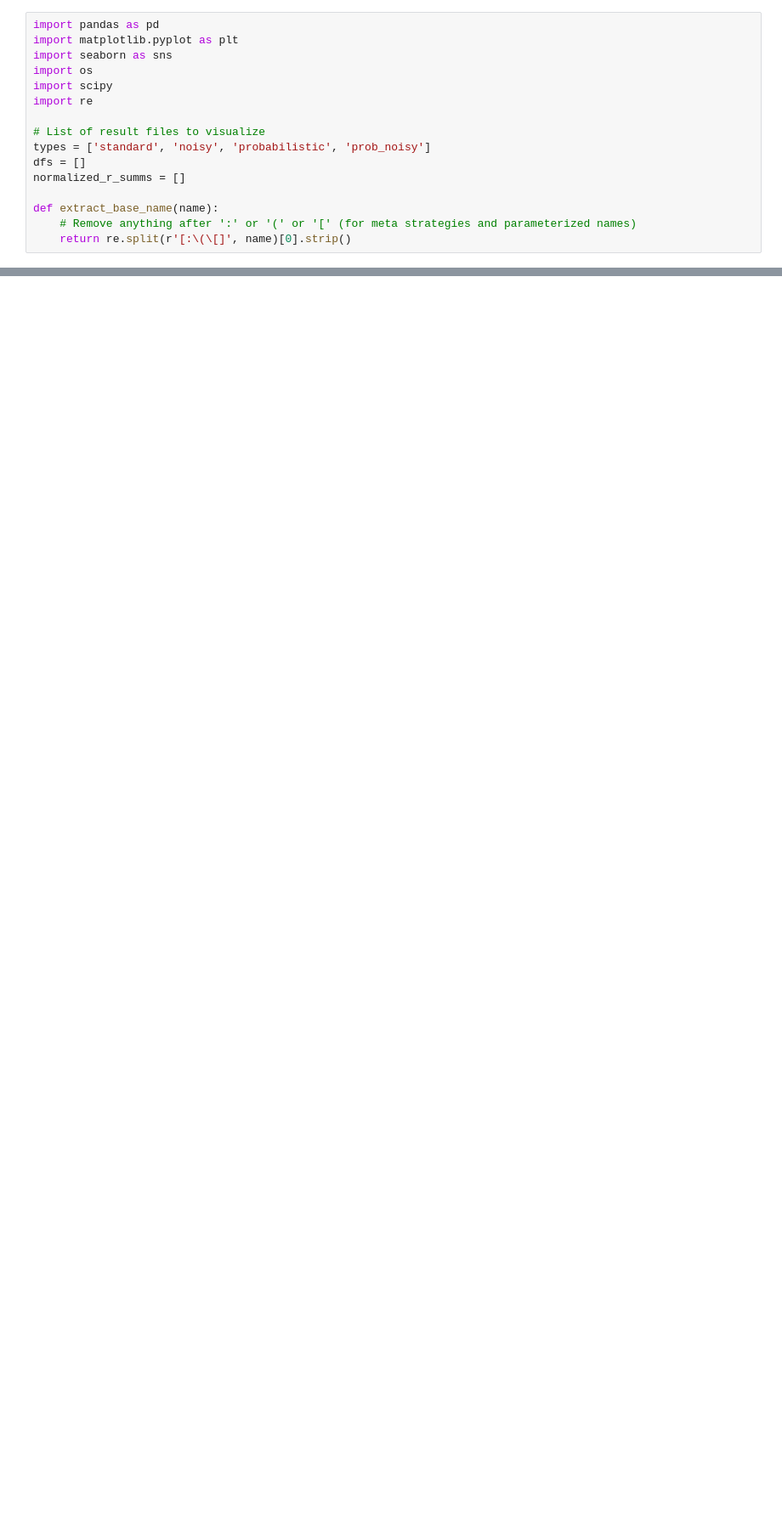
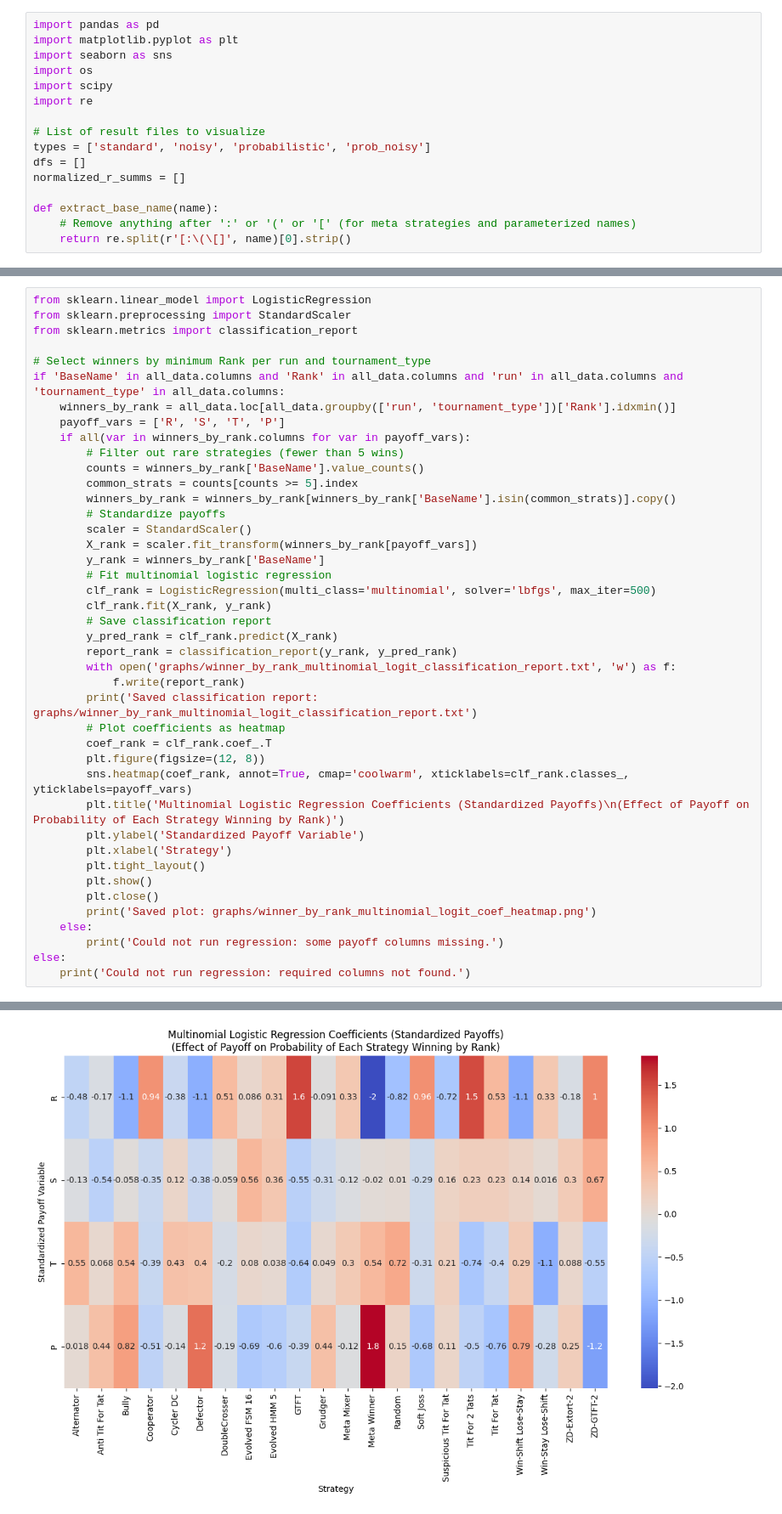
Before and after one commit to wisewizardofthestars/AASMA, a Jupyter notebook: visualize_results.ipynb, the cells around one changed output, grey strips where cells are left out. Shown at 85% size. Cells and saved outputs as stored; diff of their text form; blank space fills up the shorter version.

Commit message:
Implement structural updates and optimizations across multiple modules

```diff
--- a/visualize_results.ipynb
+++ b/visualize_results.ipynb
@@ -294,3 +294,46 @@ Saved plot: graphs/winner_noise_boxplot.png
 [figure]
 Saved plot: graphs/winner_prob_end_boxplot.png
 ... (16 outputs left out)
+# %%
+from sklearn.linear_model import LogisticRegression
+from sklearn.preprocessing import StandardScaler
+from sklearn.metrics import classification_report
+
+# Select winners by minimum Rank per run and tournament_type
+if 'BaseName' in all_data.columns and 'Rank' in all_data.columns and 'run' in all_data.columns and 'tournament_type' in all_data.columns:
+    winners_by_rank = all_data.loc[all_data.groupby(['run', 'tournament_type'])['Rank'].idxmin()]
+    payoff_vars = ['R', 'S', 'T', 'P']
+    if all(var in winners_by_rank.columns for var in payoff_vars):
+        # Filter out rare strategies (fewer than 5 wins)
+        counts = winners_by_rank['BaseName'].value_counts()
+        common_strats = counts[counts >= 5].index
+        winners_by_rank = winners_by_rank[winners_by_rank['BaseName'].isin(common_strats)].copy()
+        # Standardize payoffs
+        scaler = StandardScaler()
+        X_rank = scaler.fit_transform(winners_by_rank[payoff_vars])
+        y_rank = winners_by_rank['BaseName']
+        # Fit multinomial logistic regression
+        clf_rank = LogisticRegression(multi_class='multinomial', solver='lbfgs', max_iter=500)
+        clf_rank.fit(X_rank, y_rank)
+        # Save classification report
+        y_pred_rank = clf_rank.predict(X_rank)
+        report_rank = classification_report(y_rank, y_pred_rank)
+        with open('graphs/winner_by_rank_multinomial_logit_classification_report.txt', 'w') as f:
+            f.write(report_rank)
+        print('Saved classification report: graphs/winner_by_rank_multinomial_logit_classification_report.txt')
+        # Plot coefficients as heatmap
+        coef_rank = clf_rank.coef_.T
+        plt.figure(figsize=(12, 8))
+        sns.heatmap(coef_rank, annot=True, cmap='coolwarm', xticklabels=clf_rank.classes_, yticklabels=payoff_vars)
+        plt.title('Multinomial Logistic Regression Coefficients (Standardized Payoffs)\n(Effect of Payoff on Probability of Each Strategy Winning by Rank)')
+        plt.ylabel('Standardized Payoff Variable')
+        plt.xlabel('Strategy')
+        plt.tight_layout()
+        plt.show()
+        plt.close()
+        print('Saved plot: graphs/winner_by_rank_multinomial_logit_coef_heatmap.png')
+    else:
+        print('Could not run regression: some payoff columns missing.')
+else:
+    print('Could not run regression: required columns not found.')
+# %% [output]
@@ -296,0 +341 @@ Saved plot: graphs/winner_prob_end_boxplot.png
+[figure, added]
```
Also changed, not shown: parts of 4 cells of this notebook, 3 other files.
